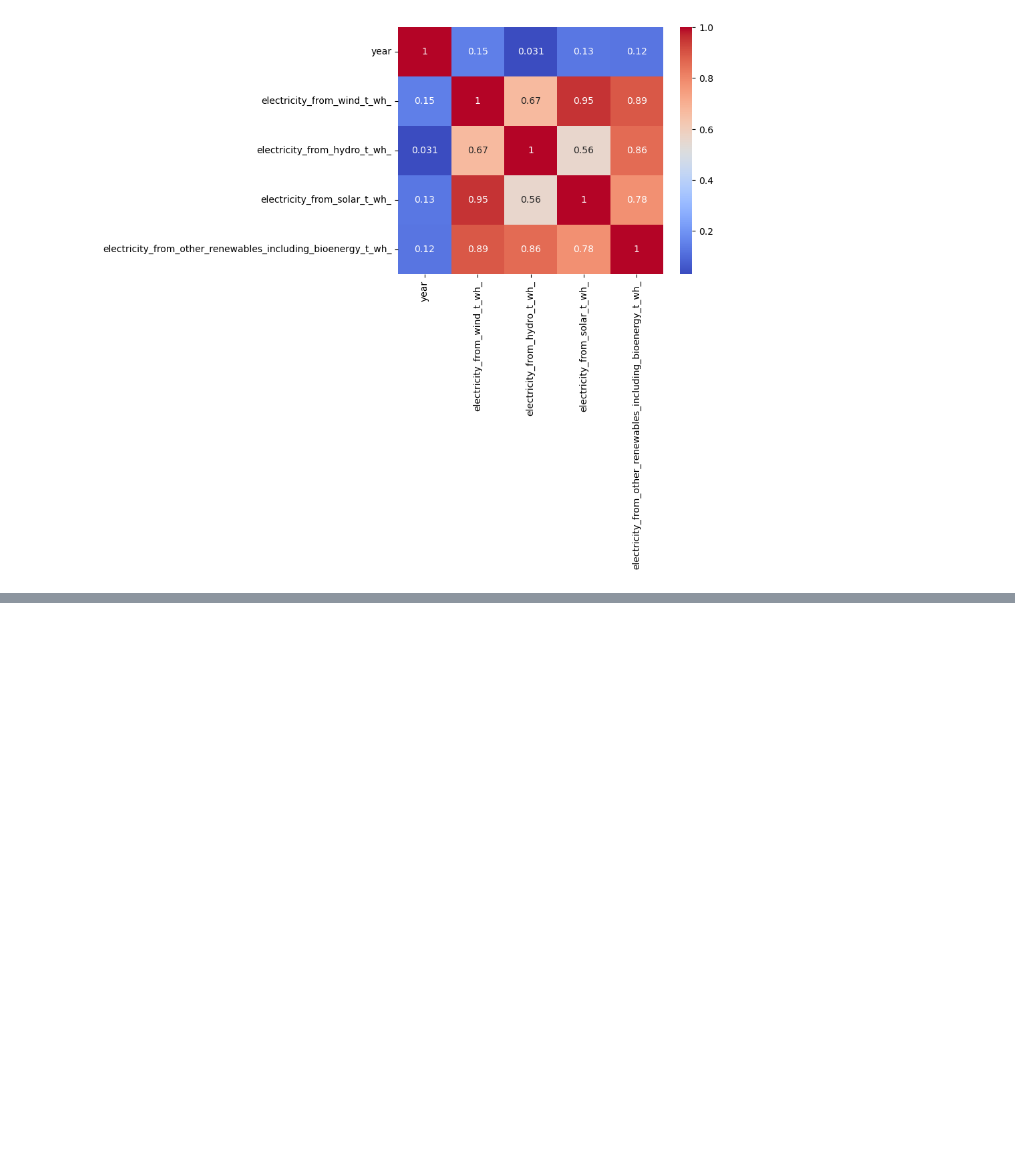
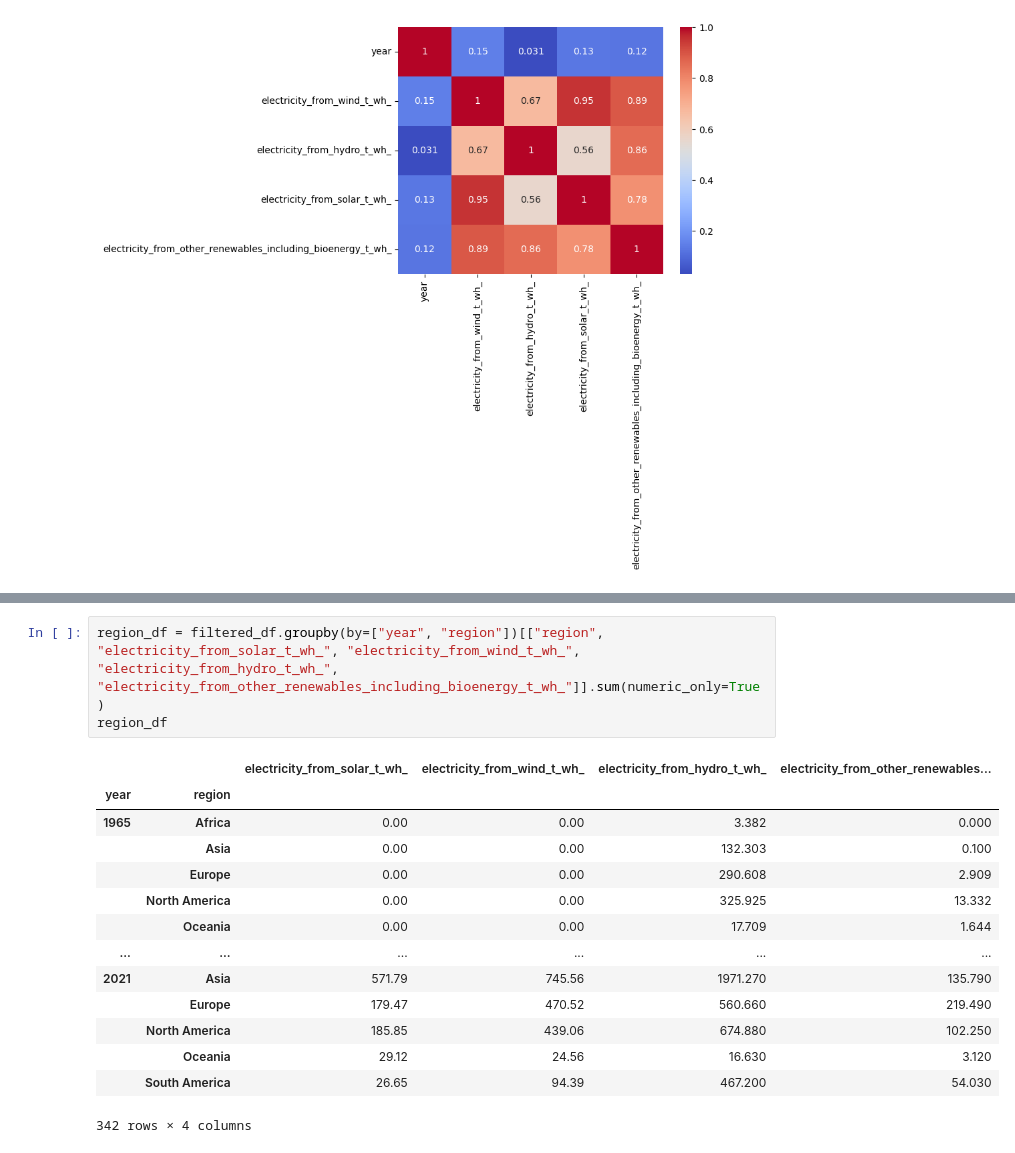
Before and after one commit to fenilenvinileno97/linear_regression, a Jupyter notebook: 4-final-project.ipynb, the cells around one changed output, grey strips where cells are left out. Cells and saved outputs as stored; diff of their text form; blank space fills up the shorter version.

```diff
--- a/4-final-project.ipynb
+++ b/4-final-project.ipynb
@@ -169,0 +208,18 @@ plt.show()
+# %%
+region_df = filtered_df.groupby(by=["year", "region"])[["region", "electricity_from_solar_t_wh_", "electricity_from_wind_t_wh_", "electricity_from_hydro_t_wh_", "electricity_from_other_renewables_including_bioenergy_t_wh_"]].sum(numeric_only=True)
+region_df
+# %% [output]
+|  |  | electricity_from_solar_t_wh_ | electricity_from_wind_t_wh_ | electricity_from_hydro_t_wh_ | electricity_from_other_renewables... |
+| year | region |  |  |  |  |
+| 1965 | Africa | 0.00 | 0.00 | 3.382 | 0.000 |
+|  | Asia | 0.00 | 0.00 | 132.303 | 0.100 |
+|  | Europe | 0.00 | 0.00 | 290.608 | 2.909 |
+|  | North America | 0.00 | 0.00 | 325.925 | 13.332 |
+|  | Oceania | 0.00 | 0.00 | 17.709 | 1.644 |
+| ... | ... | ... | ... | ... | ... |
+| 2021 | Asia | 571.79 | 745.56 | 1971.270 | 135.790 |
+|  | Europe | 179.47 | 470.52 | 560.660 | 219.490 |
+|  | North America | 185.85 | 439.06 | 674.880 | 102.250 |
+|  | Oceania | 29.12 | 24.56 | 16.630 | 3.120 |
+|  | South America | 26.65 | 94.39 | 467.200 | 54.030 |
+342 rows × 4 columns
```
Also changed, not shown: parts of 7 cells of this notebook.
